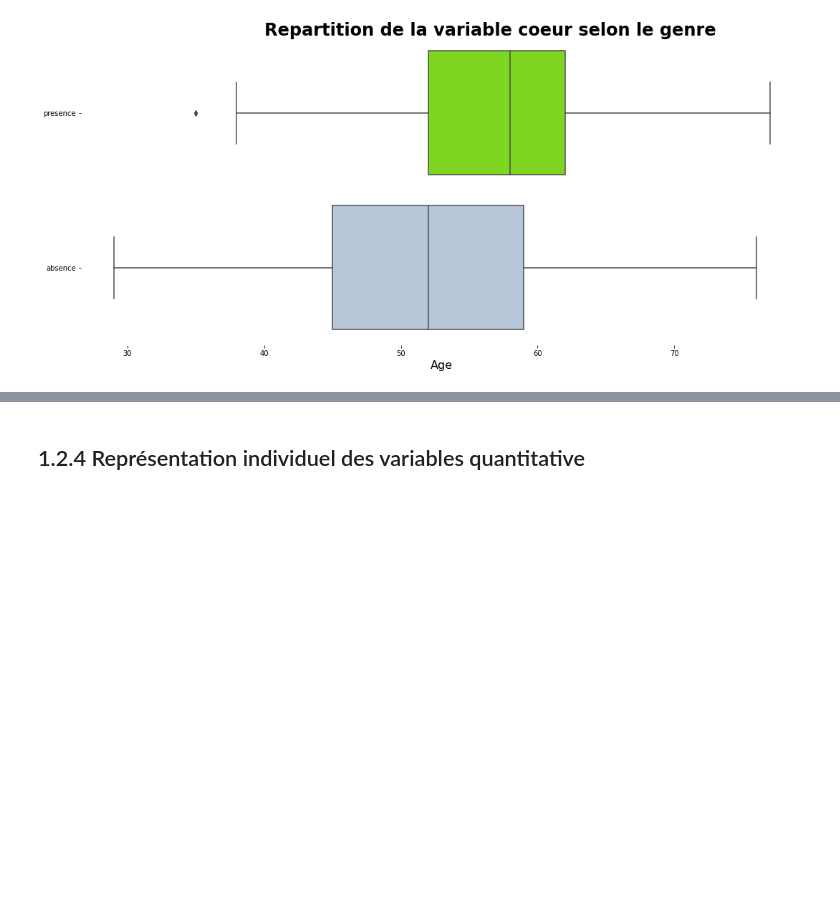
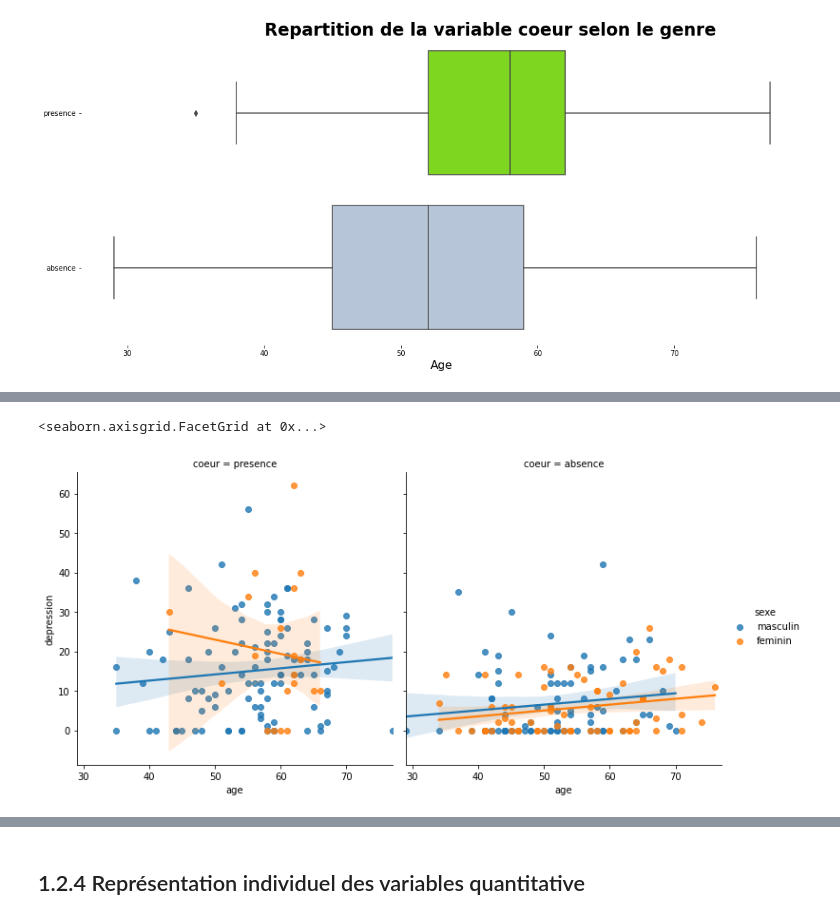
Before and after one commit to kocedric/analyse, a Jupyter notebook: exo1.ipynb, the cells around one changed output, grey strips where cells are left out. Saved outputs shown, nothing was run; the diff lists cells and outputs as text; code cells hidden in the pictures; blank space fills up the shorter version.

```diff
--- a/exo1.ipynb
+++ b/exo1.ipynb
@@ -734,0 +736,5 @@ fig.show()
+# %%
+sns.lmplot("age", "depression", hue="sexe", col="coeur", data=df)
+# %% [output]
+<seaborn.axisgrid.FacetGrid at 0x...>
+[figure, added]
```
Also changed, not shown: parts of 6 cells of this notebook.
